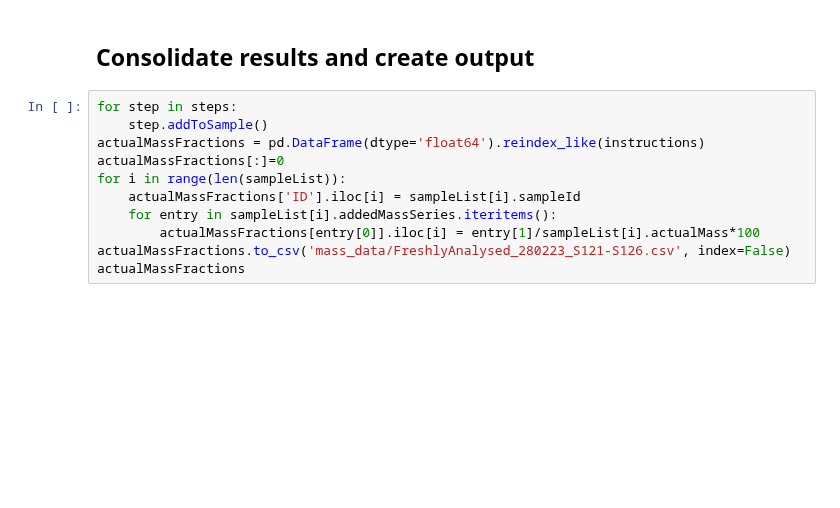
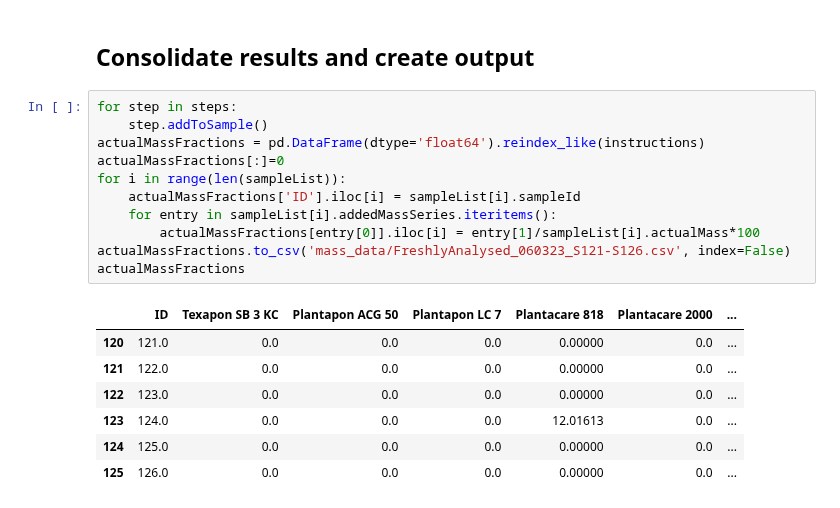
Before and after one commit to AniketChitre/formulations-prep, a Jupyter notebook: balance_analysis.ipynb, the cells around one changed output. Drawn from its saved outputs; the diff is of its cells as text; blank space fills up the shorter version.

```diff
--- a/balance_analysis.ipynb
+++ b/balance_analysis.ipynb
@@ -55,11 +90,19 @@ t4 = massProfile.analyseIngredients(avg_window=1, bl_mult=5, mergeSens=1, specTy
 # %%
 for step in steps:
     step.addToSample()
 actualMassFractions = pd.DataFrame(dtype='float64').reindex_like(instructions)
 actualMassFractions[:]=0
 for i in range(len(sampleList)):
     actualMassFractions['ID'].iloc[i] = sampleList[i].sampleId
     for entry in sampleList[i].addedMassSeries.iteritems():
         actualMassFractions[entry[0]].iloc[i] = entry[1]/sampleList[i].actualMass*100
-actualMassFractions.to_csv('mass_data/FreshlyAnalysed_280223_S121-S126.csv', index=False)
+actualMassFractions.to_csv('mass_data/FreshlyAnalysed_060323_S121-S126.csv', index=False)
 actualMassFractions
+# %% [output]
+|  | ID | Texapon SB 3 KC | Plantapon ACG 50 | Plantapon LC 7 | Plantacare 818 | Plantacare 2000 | ... |
+| 120 | 121.0 | 0.0 | 0.0 | 0.0 | 0.00000 | 0.0 | ... |
+| 121 | 122.0 | 0.0 | 0.0 | 0.0 | 0.00000 | 0.0 | ... |
+| 122 | 123.0 | 0.0 | 0.0 | 0.0 | 0.00000 | 0.0 | ... |
+| 123 | 124.0 | 0.0 | 0.0 | 0.0 | 12.01613 | 0.0 | ... |
+| 124 | 125.0 | 0.0 | 0.0 | 0.0 | 0.00000 | 0.0 | ... |
+| 125 | 126.0 | 0.0 | 0.0 | 0.0 | 0.00000 | 0.0 | ... |
```
Also changed, not shown: parts of 6 cells of this notebook, 1 other file.
